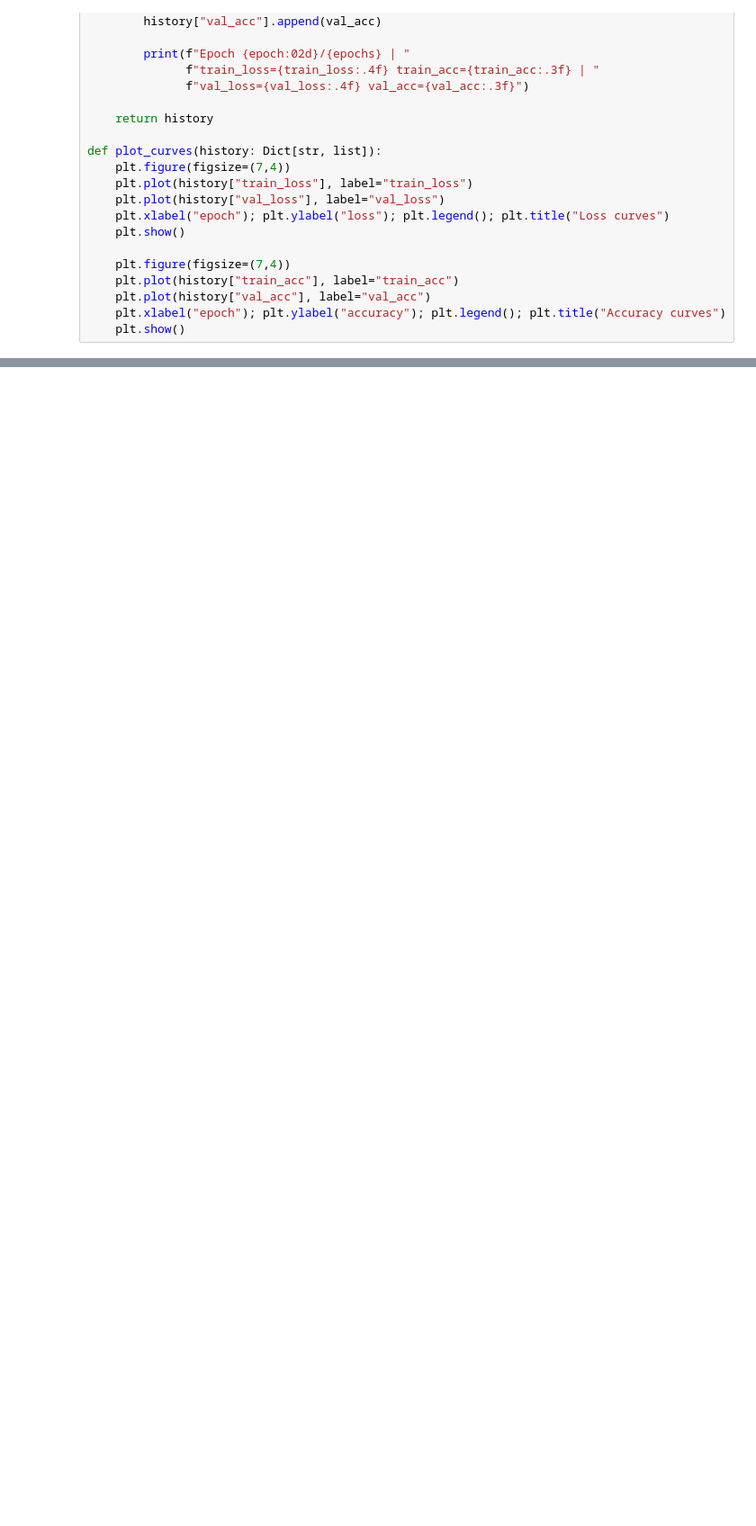
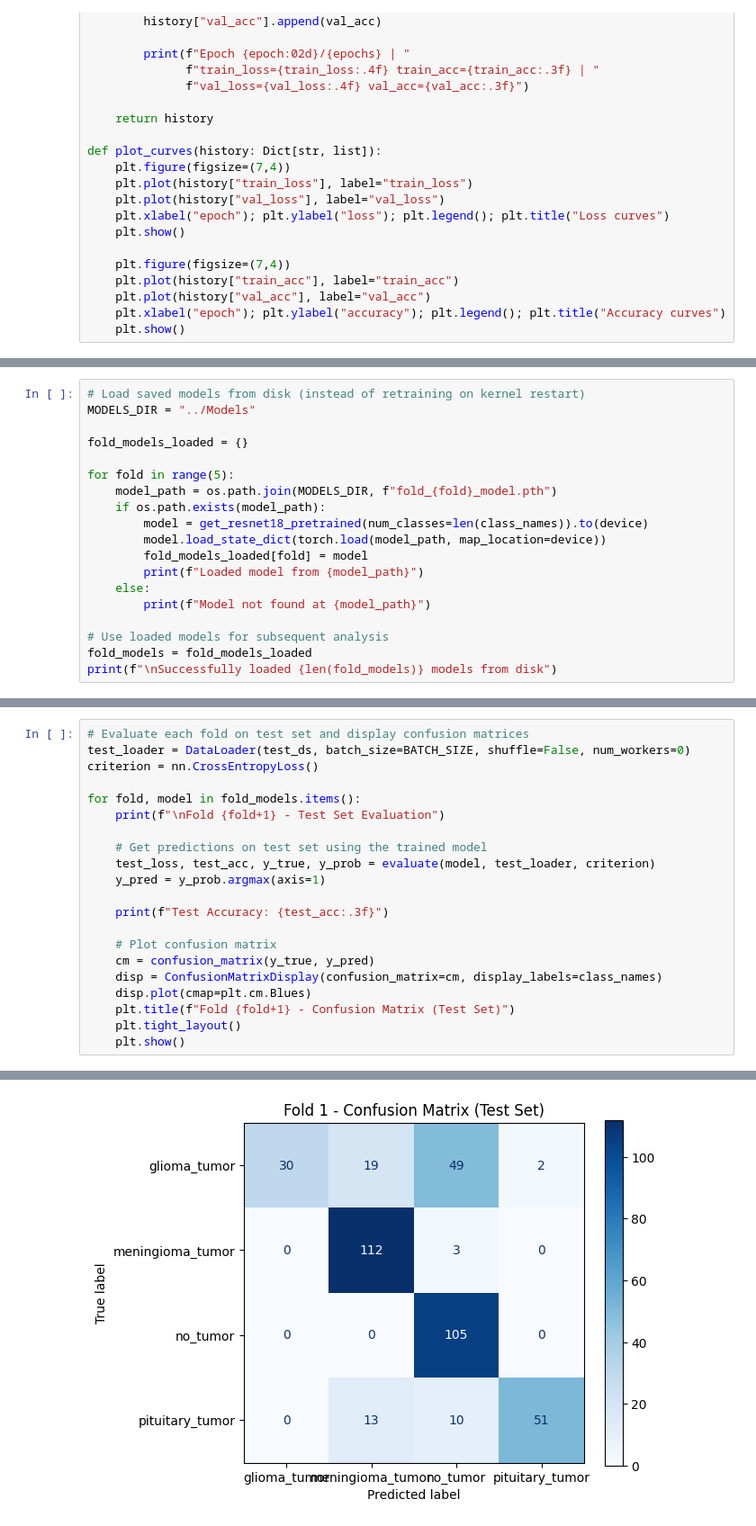
Before and after one commit to mlykwong/bmeg-591t-project, a Jupyter notebook: Notebooks/model.ipynb, the cells around one changed output, grey strips where cells are left out. Shown at 90% size. Cells and saved outputs as stored; diff of their text form; blank space fills up the shorter version.

```diff
--- a/Notebooks/model.ipynb
+++ b/Notebooks/model.ipynb
@@ -294,0 +338,19 @@ Fold 4 curves:
+# %%
+# Load saved models from disk (instead of retraining on kernel restart)
+MODELS_DIR = "../Models"
+
+fold_models_loaded = {}
+
+for fold in range(5):
+    model_path = os.path.join(MODELS_DIR, f"fold_{fold}_model.pth")
+    if os.path.exists(model_path):
+        model = get_resnet18_pretrained(num_classes=len(class_names)).to(device)
+        model.load_state_dict(torch.load(model_path, map_location=device))
+        fold_models_loaded[fold] = model
+        print(f"Loaded model from {model_path}")
+    else:
+        print(f"Model not found at {model_path}")
+
+# Use loaded models for subsequent analysis
+fold_models = fold_models_loaded
+print(f"\nSuccessfully loaded {len(fold_models)} models from disk")
@@ -294,0 +359,22 @@ Fold 4 curves:
+# %%
+# Evaluate each fold on test set and display confusion matrices
+test_loader = DataLoader(test_ds, batch_size=BATCH_SIZE, shuffle=False, num_workers=0)
+criterion = nn.CrossEntropyLoss()
+
+for fold, model in fold_models.items():
+    print(f"\nFold {fold+1} - Test Set Evaluation")
+
+    # Get predictions on test set using the trained model
+    test_loss, test_acc, y_true, y_prob = evaluate(model, test_loader, criterion)
+    y_pred = y_prob.argmax(axis=1)
+
+    print(f"Test Accuracy: {test_acc:.3f}")
+
+    # Plot confusion matrix
+    cm = confusion_matrix(y_true, y_pred)
+    disp = ConfusionMatrixDisplay(confusion_matrix=cm, display_labels=class_names)
+    disp.plot(cmap=plt.cm.Blues)
+    plt.title(f"Fold {fold+1} - Confusion Matrix (Test Set)")
+    plt.tight_layout()
+    plt.show()
+# %% [output]
@@ -294,0 +383 @@ Fold 4 curves:
+[figure, added]
```
Also changed, not shown: parts of 21 cells of this notebook.
